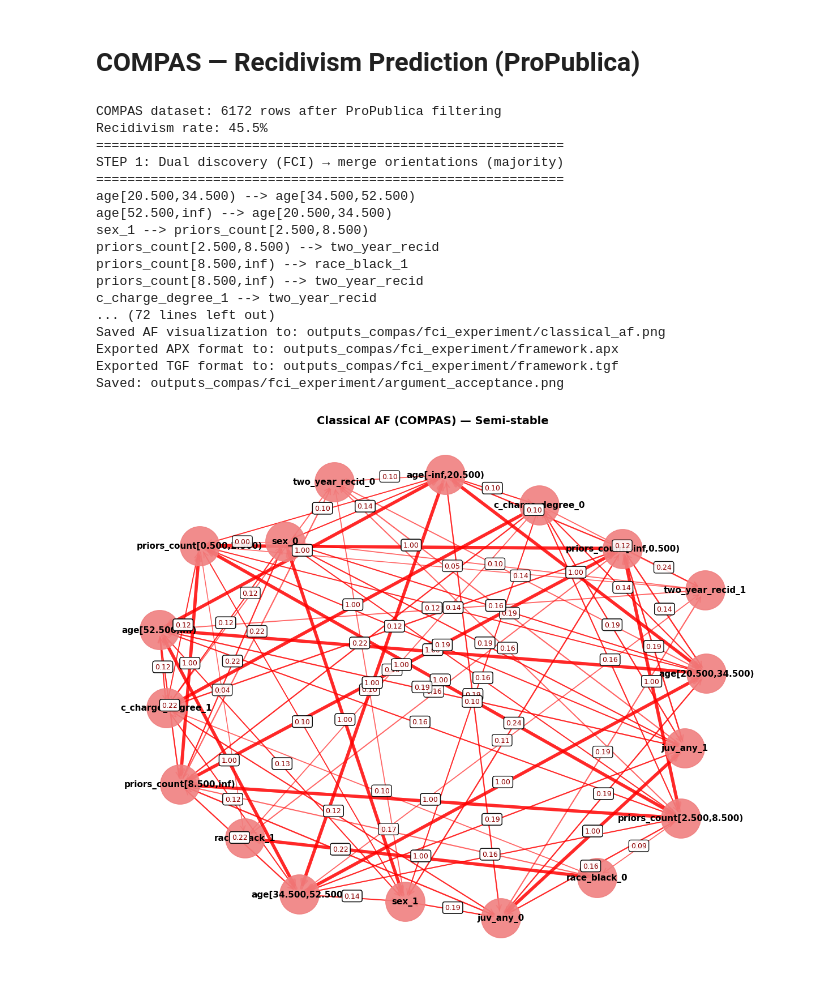
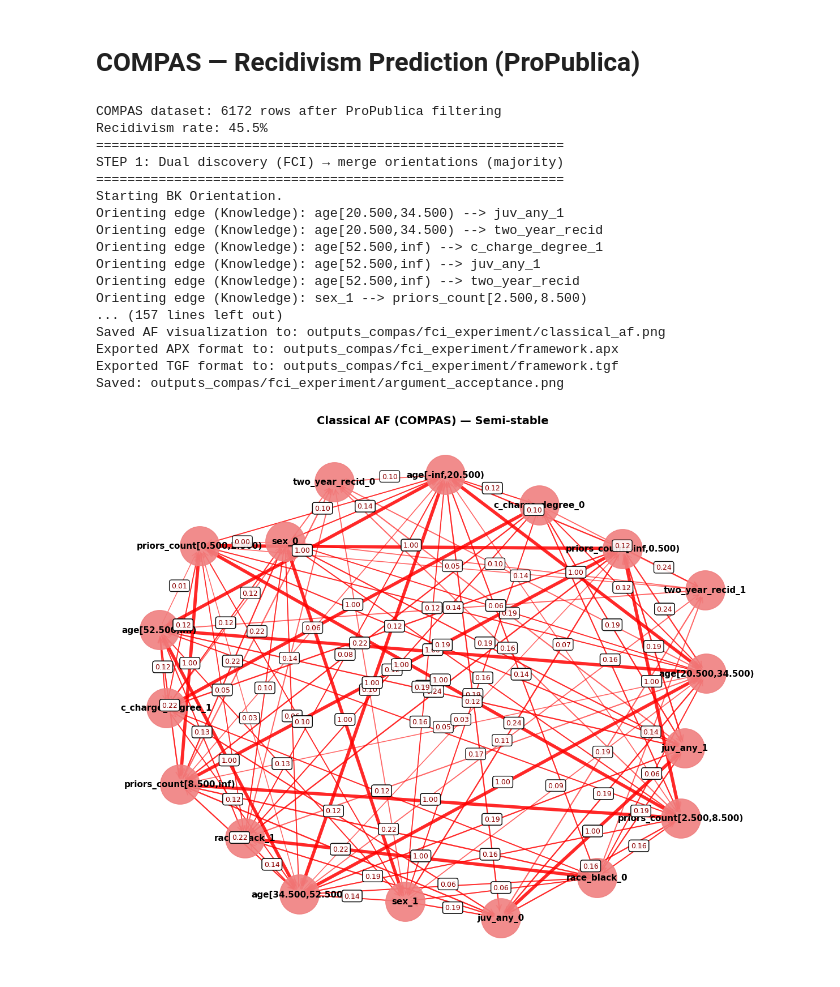
Before and after one commit to AKANEMO22/MedTCAX-Causal-Argumentative-Explainability, a Jupyter notebook: causal_argumentation-main/causal_arg_with_tier.ipynb, the cells around one changed output. Saved outputs shown, nothing was run; the diff lists cells and outputs as text; code cells hidden in the pictures.

```diff
--- a/causal_argumentation-main/causal_arg_with_tier.ipynb
+++ b/causal_argumentation-main/causal_arg_with_tier.ipynb
@@ -1337,7 +1420,12 @@ entropy_binning_config = {
     "min_gain": 0.005,
     "min_bin_size": 25
 }
-
+# Edit tiers to match your causal assumptions.
+tier_groups = {
+    1: ['age', 'sex', 'race_black'],
+    2: ['priors_count', 'c_charge_degree', 'juv_any'],
+    3: ['two_year_recid']
+}
 algo  = "fci"
 alpha = 0.01
 
@@ -1354,30 +1442,31 @@ merged_res, merged_group_edges, dfU, enc_groups_full, run1, run2 = run_dual_and_
     algo=algo,
     alpha=alpha,
     merge_rule="majority",
-    unified_dummy_noise=0.0
-)
+    unified_dummy_noise=0.0,
+    tier_groups=tier_groups
+ )
 print(f"Merged group-level edges: {sorted(list(merged_group_edges))}")
 
 export_causallearn_graph_with_corr(
     run1,
     f"{OUTPUT_DIR}/discovery_{algo}_dropfirst_weighted.png"
-)
+ )
 export_causallearn_graph_with_corr(
     run2,
     f"{OUTPUT_DIR}/discovery_{algo}_droplast_weighted.png"
-)
+ )
 export_group_graph_with_corr(
     merged_group_edges,
     dfU,
     enc_groups_full,
     f"{OUTPUT_DIR}/merged_groups_{algo}_weighted.png",
     title="Merged Group Directions (corr = strongest pair)"
-)
+ )
 export_unified_graph_with_corr(
     merged_res,
     f"{OUTPUT_DIR}/final_unified_{algo}_weighted.png",
     title="Final Unified Encoded Graph (with correlations)"
-)
+ )
 
 print("\n" + "=" * 60)
 print("STEP 2: BAF on unified encoded graph")
@@ -1398,7 +1487,7 @@ af = baf.to_classical_af(
     enforce_exclusivity=True,
     exclusivity_skip=('two_year_recid',),
     exclusivity_weight=1.0
-)
+ )
 af.print_summary()
 
 print("\n" + "=" * 60)
@@ -1415,7 +1504,7 @@ extension_probs = af.compute_extensions_probability(
     exactly_one=False,
     enforce_group_exclusivity=True,
     encoding_groups=enc_for_semantics
-)
+ )
 
 print("\n" + "=" * 60)
 print("STEP 6: Argument acceptance")
@@ -1427,43 +1516,43 @@ print("STEP 7: Visualize & export")
 print("=" * 60)
 af.visualize(
     title="Classical AF (COMPAS) — Semi-stable",
     output_file=f"{OUTPUT_DIR}/classical_af.png"
-)
+ )
 af.to_apx_format(f"{OUTPUT_DIR}/framework.apx")
 af.to_tgf_format(f"{OUTPUT_DIR}/framework.tgf")
 
 plt.figure(figsize=(12, 6))
 args_sorted = sorted(arg_acceptance.items(), key=lambda x: -x[1])
 args_names  = [a for a, _ in args_sorted]
 args_probs  = [p for _, p in args_sorted]
 plt.barh(args_names, args_probs, alpha=0.7)
 plt.xlabel('Acceptance Probability', fontsize=12)
 plt.ylabel('Arguments', fontsize=12)
 plt.title('Argument Acceptance Probabilities — COMPAS (Semi-stable)', fontsize=14, fontweight='bold')
 plt.xlim(0, 1)
 plt.grid(axis='x', alpha=0.3)
 plt.tight_layout()
 plt.savefig(f"{OUTPUT_DIR}/argument_acceptance.png", dpi=150, bbox_inches='tight')
 print(f"Saved: {OUTPUT_DIR}/argument_acceptance.png")
 # %% [output]
 COMPAS dataset: 6172 rows after ProPublica filtering
 Recidivism rate: 45.5%
 ============================================================
 STEP 1: Dual discovery (FCI) → merge orientations (majority)
 ============================================================
-age[20.500,34.500) --> age[34.500,52.500)
-age[52.500,inf) --> age[20.500,34.500)
-sex_1 --> priors_count[2.500,8.500)
-priors_count[2.500,8.500) --> two_year_recid
-priors_count[8.500,inf) --> race_black_1
-priors_count[8.500,inf) --> two_year_recid
-c_charge_degree_1 --> two_year_recid
-... (72 lines left out)
+Starting BK Orientation.
+Orienting edge (Knowledge): age[20.500,34.500) --> juv_any_1
+Orienting edge (Knowledge): age[20.500,34.500) --> two_year_recid
+Orienting edge (Knowledge): age[52.500,inf) --> c_charge_degree_1
+Orienting edge (Knowledge): age[52.500,inf) --> juv_any_1
+Orienting edge (Knowledge): age[52.500,inf) --> two_year_recid
+Orienting edge (Knowledge): sex_1 --> priors_count[2.500,8.500)
+... (157 lines left out)
 Saved AF visualization to: outputs_compas/fci_experiment/classical_af.png
 Exported APX format to: outputs_compas/fci_experiment/framework.apx
 Exported TGF format to: outputs_compas/fci_experiment/framework.tgf
 Saved: outputs_compas/fci_experiment/argument_acceptance.png
-[figure, old version]
+[figure, new version]
 [figure]
 # %%
 
```
Also changed, not shown: parts of 9 cells of this notebook, 28 other files.
